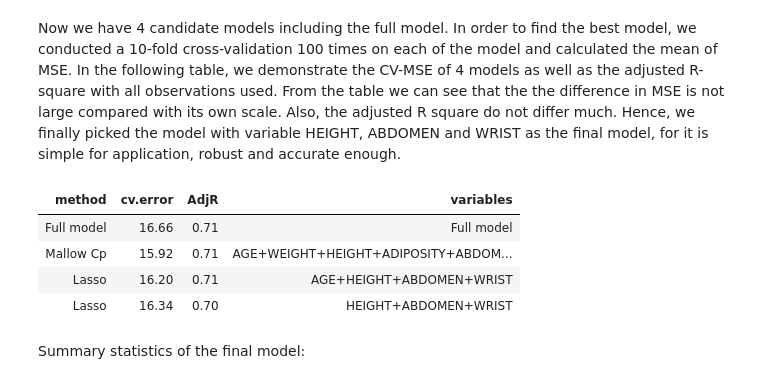
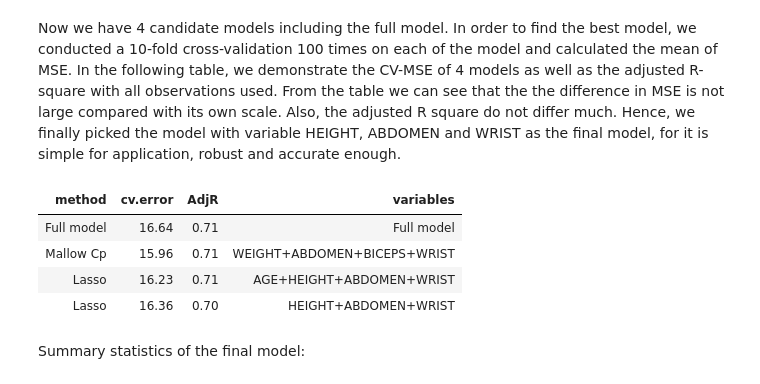
Before and after one commit to chilli0i0/628Groupwork1, a Jupyter notebook: Jupyter/TheFullNoteBook.ipynb, the cells around one changed output. Saved outputs shown, nothing was run; the diff lists cells and outputs as text; code cells hidden in the pictures.

```diff
--- a/Jupyter/TheFullNoteBook.ipynb
+++ b/Jupyter/TheFullNoteBook.ipynb
@@ -212,50 +210,54 @@ fit = glmnet(x = x, y = y, family = "gaussian",lambda=cvfit$lambda.1se,alpha=1,
 # %% [markdown]
 Now we have 4 candidate models including the full model. In order to find the best model, we conducted a 10-fold cross-validation 100 times on each of the model and calculated the mean of MSE. In the following table, we demonstrate the CV-MSE of 4 models as well as the adjusted R-square with all observations used. From the table we can see that the the difference in MSE is not large compared with its own scale. Also, the adjusted R square do not differ much. Hence, we finally picked the model with variable HEIGHT, ABDOMEN and WRIST as the final model, for it is simple for application, robust and accurate enough.
 # %%
+set.seed(1)
 cv.err1 = 0
 model1 = glm(BODYFAT~.,data=data.3)
 for(i in 1:100){
   cv.err1 = cv.err1+cv.glm(data.3,model1,K=10)$delta
 }
+set.seed(1)
 cv.err2 = 0
-model2 = glm(BODYFAT~AGE+WEIGHT+ABDOMEN+THIGH+WRIST,data=data.3)
+model2 = glm(BODYFAT~WEIGHT+ABDOMEN+BICEPS+WRIST,data=data.3)
 for(i in 1:100){
   cv.err2 = cv.err2+cv.glm(data.3,model2,K=10)$delta
 }
-model2 = lm(BODYFAT~AGE+WEIGHT+ABDOMEN+THIGH+WRIST,data=data.3)
+model2 = lm(BODYFAT~WEIGHT+ABDOMEN+BICEPS+WRIST,data=data.3)
+set.seed(1)
 cv.err3 = 0
 model3 = glm(BODYFAT~AGE+HEIGHT+ABDOMEN+WRIST,data=data.3)
 for(i in 1:100){
   cv.err3 = cv.err3+cv.glm(data.3,model3,K=10)$delta
 }
 model3 = lm(BODYFAT~AGE+HEIGHT+ABDOMEN+WRIST,data=data.3)
 cv.err4 = 0
 model4 = glm(BODYFAT~HEIGHT+ABDOMEN+WRIST,data=data.3)
+set.seed(1)
 for(i in 1:100){
   cv.err4 = cv.err4+cv.glm(data.3,model4,K=10)$delta
 }
 m.final = lm(BODYFAT~HEIGHT+ABDOMEN+WRIST,data=data.3)
 err = c(cv.err1[2],cv.err2[2],cv.err3[2],cv.err4[2])
-variables = c('Full model','AGE+WEIGHT+HEIGHT+ADIPOSITY+ABDOMEN+THIGH+WRIST',
+variables = c('Full model','WEIGHT+ABDOMEN+BICEPS+WRIST',
               'AGE+HEIGHT+ABDOMEN+WRIST','HEIGHT+ABDOMEN+WRIST')
 AdjR = c(summary(model.full)$adj.r.squared,summary(model2)$adj.r.squared,summary(model3)$adj.r.squared,summary(m.final)$adj.r.squared)
 method = c('Full model','Mallow Cp','Lasso','Lasso')
 result = data.frame(method,"cv error"=round(err/100,2),'AdjR'=round(AdjR,2),variables)
 result1 = tableGrob(result,rows=NULL)
 grid.newpage()
 h <- grobHeight(table)
 w <- grobWidth(table)
 title <- textGrob("model comparison", y=unit(0.5,"npc") + 1*h,
                   hjust=0,vjust=-0.1,gp=gpar(fontsize=15))
 gt <- gTree(children=gList(result1, title))
 #grid.draw(gt)
 result
 # %% [output]
 | method | cv.error | AdjR | variables |
-| Full model | 16.66 | 0.71 | Full model |
-| Mallow Cp | 15.92 | 0.71 | AGE+WEIGHT+HEIGHT+ADIPOSITY+ABDOM... |
-| Lasso | 16.20 | 0.71 | AGE+HEIGHT+ABDOMEN+WRIST |
-| Lasso | 16.34 | 0.70 | HEIGHT+ABDOMEN+WRIST |
+| Full model | 16.64 | 0.71 | Full model |
+| Mallow Cp | 15.96 | 0.71 | WEIGHT+ABDOMEN+BICEPS+WRIST |
+| Lasso | 16.23 | 0.71 | AGE+HEIGHT+ABDOMEN+WRIST |
+| Lasso | 16.36 | 0.70 | HEIGHT+ABDOMEN+WRIST |
 # %% [markdown]
 Summary statistics of the final model:
 # %%
```
Also changed, not shown: parts of 11 cells of this notebook, 1 other file.
